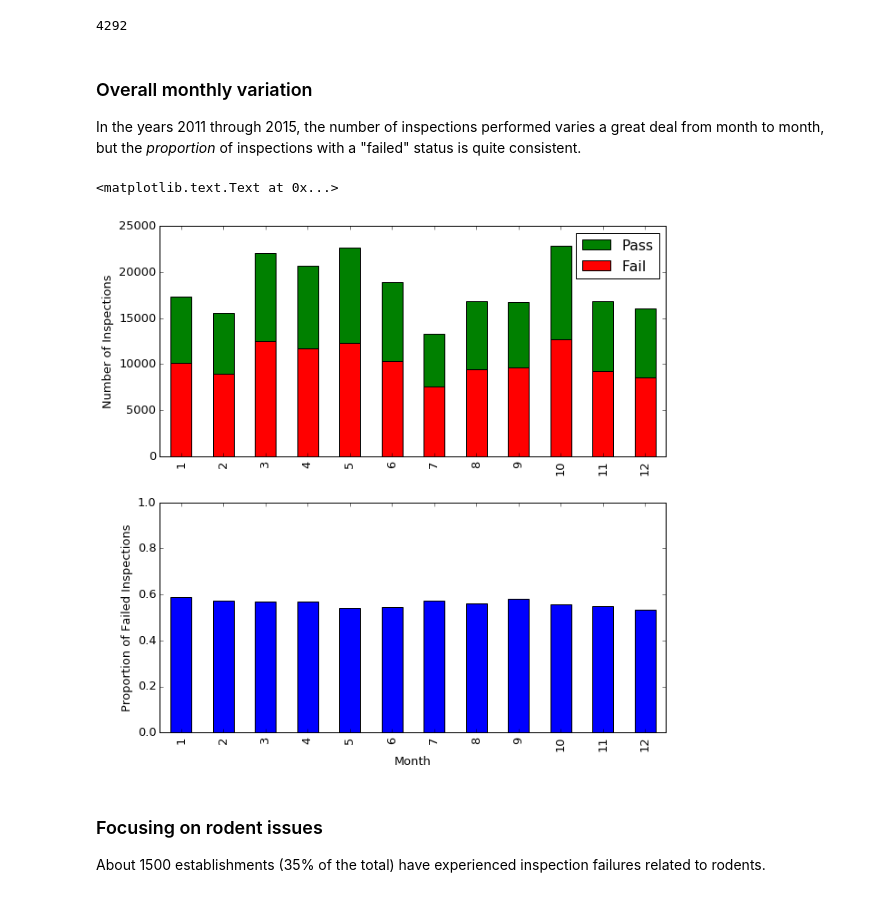
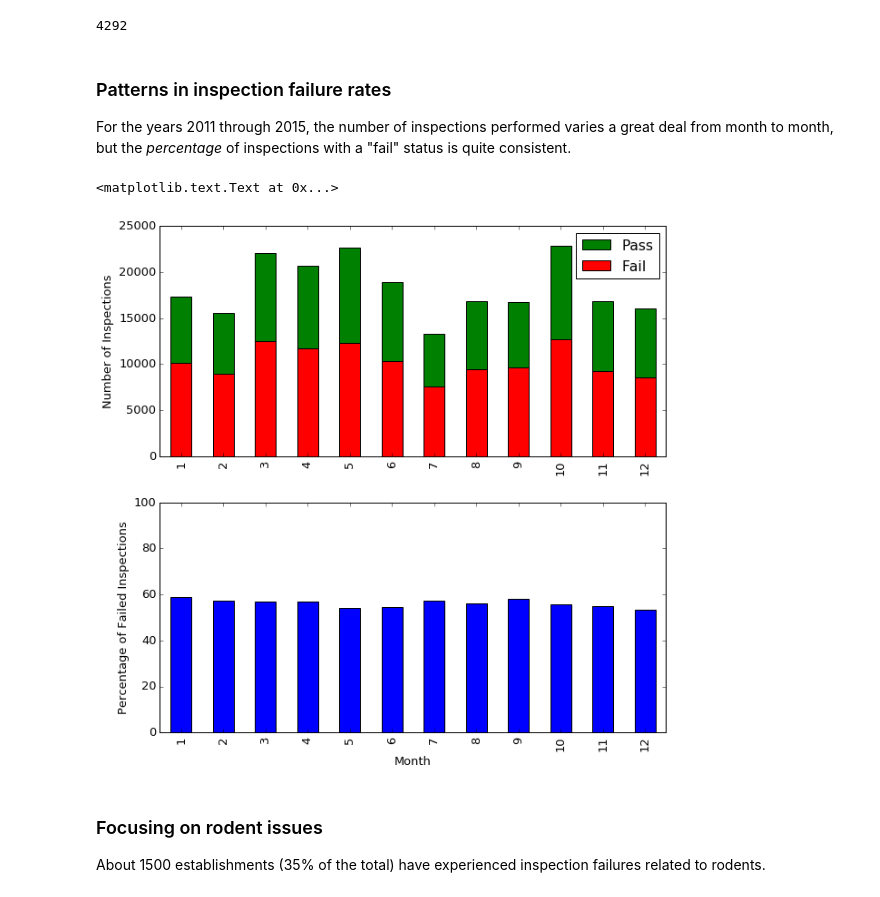
Before and after one commit to roywright/springboard, a Jupyter notebook: capstone/datastory.ipynb, the cells around one changed output. Saved outputs shown, nothing was run; the diff lists cells and outputs as text; code cells hidden in the pictures.

Commit message:
New data story draft

```diff
--- a/capstone/datastory.ipynb
+++ b/capstone/datastory.ipynb
@@ -10,4 +13,5 @@ import pandas as pd
 # %%
+import pandas as pd
 inspections = pd.read_csv(
     'data/Food_Establishment_Inspections.csv',
     usecols = ['BusinessName', 'ISSDTTM', 'EXPDTTM', 'LICSTATUS', 'LICENSECAT',
@@ -17,13 +21,28 @@ inspections = pd.read_csv(
     parse_dates = ['ISSDTTM', 'EXPDTTM', 'RESULTDTTM', 'VIOLDTTM', 'StatusDate'],
     infer_datetime_format = True
 )
-inspections.columns = ['name', 'lic_issue', 'lic_expire', 'lic_status', 'lic_category',
-       'type', 'result', 'result_date', 'violation', 'level',
-       'description', 'violation_date', 'status', 'status_date', 'comments', 'location'
+inspections.columns = [
+    'name',           # business name
+    'lic_issue',      # date of business license
+    'lic_expire',     # expiration date of business license
+    'lic_status',     # license status (active or inactive)
+    'lic_category',   # license category ("FS", "FT", "RS", or "MFW")
+    'type',           # more verbal description of license category
+    'result',         # result of the inspection (12 different possibilities)
+    'result_date',    # date of inspection
+    'violation',      # code for violation type
+    'level',          # violation severity (can be * or ** or ***)
+    'description',    # verbal description of violation
+    'violation_date', # generally (or always?) the same as result_date
+    'status',         # simply pass or fail
+    'status_date',    # generally a day or so later than result_date, but often not given
+    'comments',       # free-form text comments
+    'location'        # (latitude, longitude)
 ]
 inspections['location'] = inspections.location.str.strip('()')
 inspections[['latitude','longitude']] = inspections['location'].apply(lambda x: pd.Series(str(x).split(',')))
 inspections['latitude'] = pd.to_numeric(inspections.latitude, errors='coerce')
 inspections['longitude'] = pd.to_numeric(inspections.longitude, errors='coerce')
 inspections = inspections.drop('location', 1)
-inspections = inspections[inspections.violation_date >= '2011-01-01 00:00:00']   # no data on service calls before 2011
+inspections = inspections[inspections.violation_date >= '2011-01-01 00:00:00']
+inspections.sample(8)[['name', 'lic_category', 'type', 'result', 'result_date', 'description', 'status', 'comments']]
@@ -59,36 +112,35 @@ len(
 # %% [output]
 4292
 # %% [markdown]
-### Overall monthly variation
-In the years 2011 through 2015, the number of inspections performed varies a great deal from month to month, but the *proportion* of inspections with a "failed" status is quite consistent.
+### Patterns in inspection failure rates
+For the years 2011 through 2015, the number of inspections performed varies a great deal from month to month, but the *percentage* of inspections with a "fail" status is quite consistent.
 # %%
 import matplotlib.pyplot as plt
-#import seaborn as sb
 %matplotlib inline
 plt.rcParams['figure.figsize'] = (10, 10)
 plt.rcParams['font.size'] = 13
 plt.subplot(2,1,1)
 ax = inspections[
     inspections.violation_date <= '2015-12-31 00:00:00'
 ].result_date.dt.month.value_counts().sort_index().plot(kind = 'bar', color='green')
 inspections[
     (inspections.status == 'Fail') & (inspections.violation_date <= '2015-12-31 00:00:00')
 ].result_date.dt.month.value_counts().sort_index().plot(kind = 'bar', ax = ax, color = 'red')
 plt.legend(['Pass','Fail'])
 plt.ylabel('Number of Inspections')
 plt.subplot(2,1,2)
-(
+((
     (inspections[
             (inspections.status == 'Fail') & (inspections.violation_date <= '2015-12-31 00:00:00')
         ].result_date.dt.month.value_counts().sort_index())
     /
     (inspections[inspections.violation_date <= '2015-12-31 00:00:00'].result_date.dt.month.value_counts().sort_index())
-).plot(kind = 'bar', ylim=[0,1])
+)*100).plot(kind = 'bar', ylim=[0,100])
 plt.xlabel('Month')
-plt.ylabel('Proportion of Failed Inspections')
+plt.ylabel('Percentage of Failed Inspections')
 # %% [output]
 <matplotlib.text.Text at 0x...>
-[figure, old version]
+[figure, new version]
 # %% [markdown]
 ### Focusing on rodent issues
 About 1500 establishments (35% of the total) have experienced inspection failures related to rodents.
```
Also changed, not shown: parts of 18 cells of this notebook, 1 other file.
